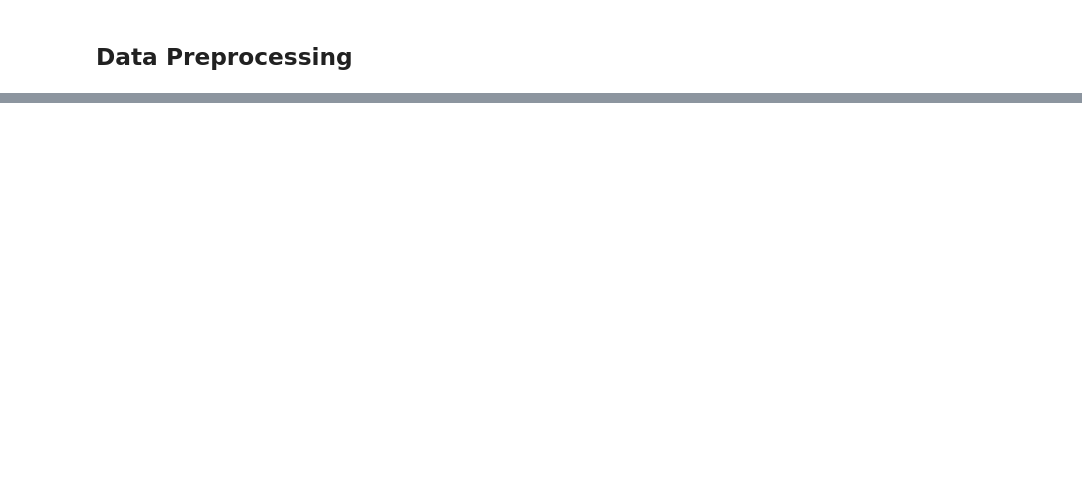
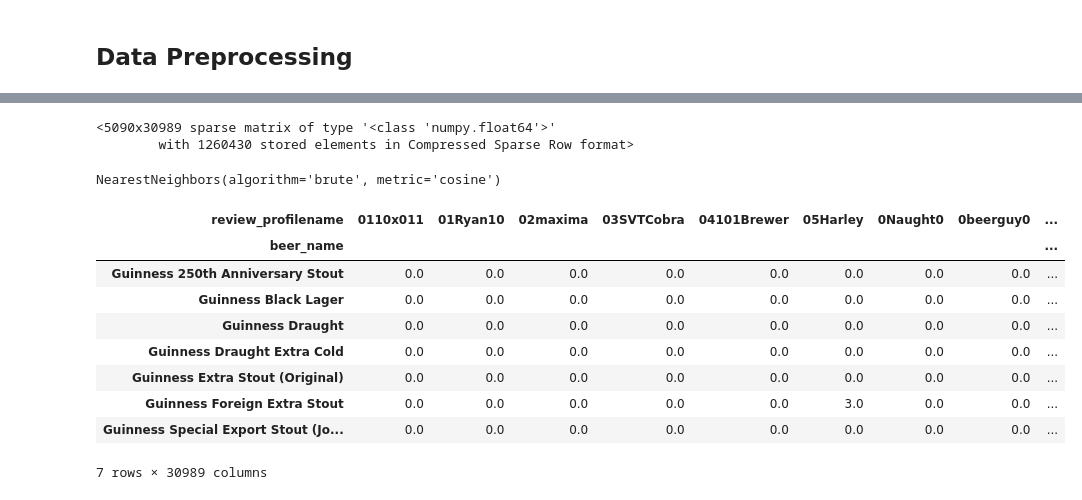
Before and after one commit to pan7ae/ml_academy_task_4, a Jupyter notebook: task_4.ipynb, the cells around one changed output, grey strips where cells are left out. Cells and saved outputs as stored; diff of their text form; code cells hidden in the pictures; blank space fills up the shorter version.

Commit message:
Created ItemKNN collaborative based model

```diff
--- a/task_4.ipynb
+++ b/task_4.ipynb
@@ -77,0 +145,2 @@ shape: (5, 14)
+# %%
+beer_rating_count = (df_1.groupby(by=["beer_name"])["review_overall"].count().reset_index().rename(columns={"review_overall": "review_overall_count"}))
@@ -77,0 +158,3 @@ shape: (5, 14)
+# %%
+rating_with_review_overall_count = df_1.merge(beer_rating_count, on="beer_name", how="left")
+rating_with_review_overall_count.head(10)
@@ -77,0 +175,3 @@ shape: (5, 14)
+# %%
+rating_popular_beer = rating_with_review_overall_count[rating_with_review_overall_count["review_overall_count"] > 50]
+rating_popular_beer.shape
@@ -77,0 +180,4 @@ shape: (5, 14)
+# %%
+# interaction_matrix = df_1.pivot_table(index='review_profilename', columns='beer_beerid', values='review_overall')
+interaction_matrix = rating_popular_beer.pivot_table(index='beer_name', columns='review_profilename', values='review_overall').fillna(0)
+interaction_matrix.head()
@@ -77,0 +197,12 @@ shape: (5, 14)
+# %%
+beer_features_df_matrix = csr_matrix(interaction_matrix.values)
+beer_features_df_matrix
+# %% [output]
+<5090x30989 sparse matrix of type '<class 'numpy.float64'>'
+        with 1260430 stored elements in Compressed Sparse Row format>
+# %%
+# Инициализируем модель ItemKNN
+model_knn = NearestNeighbors(metric='cosine', algorithm='brute')
+model_knn.fit(beer_features_df_matrix)
+# %% [output]
+NearestNeighbors(algorithm='brute', metric='cosine')
@@ -77,0 +211,13 @@ shape: (5, 14)
+# %%
+interaction_matrix[interaction_matrix.index.str.startswith("Guinness")]
+# %% [output]
+| review_profilename | 0110x011 | 01Ryan10 | 02maxima | 03SVTCobra | 04101Brewer | 05Harley | 0Naught0 | 0beerguy0 | ... |
+| beer_name |  |  |  |  |  |  |  |  | ... |
+| Guinness 250th Anniversary Stout | 0.0 | 0.0 | 0.0 | 0.0 | 0.0 | 0.0 | 0.0 | 0.0 | ... |
+| Guinness Black Lager | 0.0 | 0.0 | 0.0 | 0.0 | 0.0 | 0.0 | 0.0 | 0.0 | ... |
+| Guinness Draught | 0.0 | 0.0 | 0.0 | 0.0 | 0.0 | 0.0 | 0.0 | 0.0 | ... |
+| Guinness Draught Extra Cold | 0.0 | 0.0 | 0.0 | 0.0 | 0.0 | 0.0 | 0.0 | 0.0 | ... |
+| Guinness Extra Stout (Original) | 0.0 | 0.0 | 0.0 | 0.0 | 0.0 | 0.0 | 0.0 | 0.0 | ... |
+| Guinness Foreign Extra Stout | 0.0 | 0.0 | 0.0 | 0.0 | 0.0 | 3.0 | 0.0 | 0.0 | ... |
+| Guinness Special Export Stout (Jo... | 0.0 | 0.0 | 0.0 | 0.0 | 0.0 | 0.0 | 0.0 | 0.0 | ... |
+7 rows × 30989 columns
```
Also changed, not shown: parts of 33 cells of this notebook, 1 other file.
